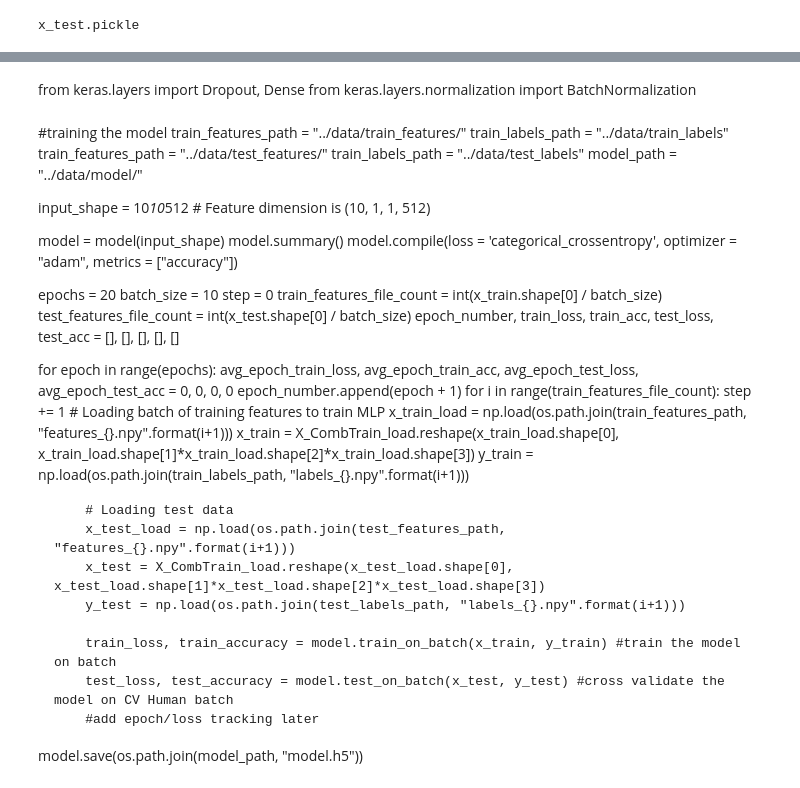
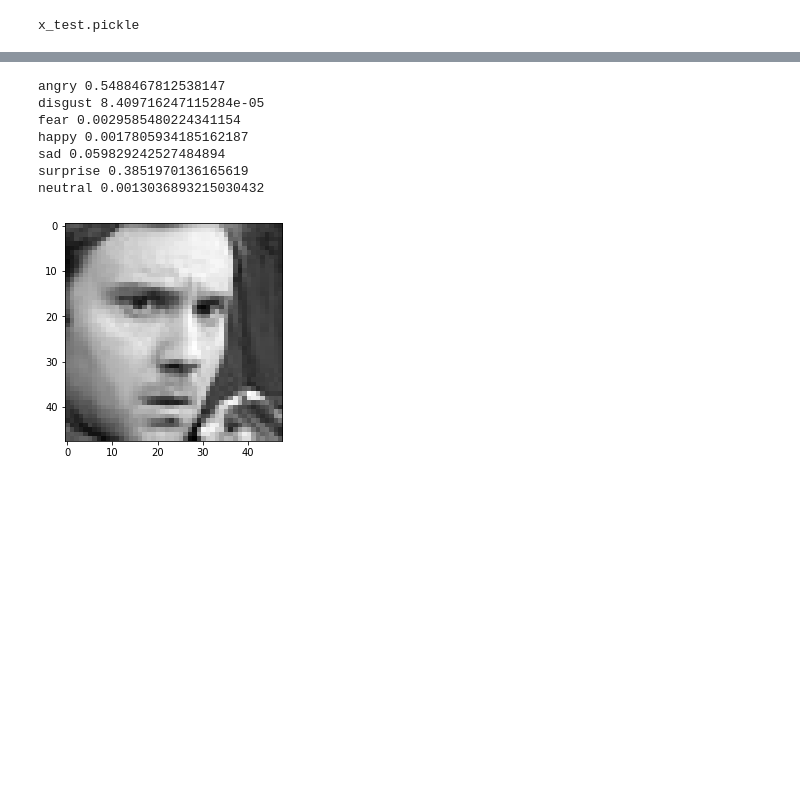
Before and after one commit to chitwankaudan/videoemotion, a Jupyter notebook: Keras model.ipynb, the cells around one changed output, grey strips where cells are left out. Drawn from its saved outputs; the diff is of its cells as text; code cells hidden in the pictures; blank space fills up the shorter version.

Commit message:
working keras model

```diff
--- a/Keras model.ipynb
+++ b/Keras model.ipynb
@@ -260,5 +256,12 @@ def extract_features(pickle_name):
 
     return np.array(features)
+# %%
+def extract_features_image(image):
+    model = vgg16.VGG16(weights='imagenet', include_top=False)
+    x = np.expand_dims(image, axis=0)
+    x = preprocess_input(x) # scale image pixels
+
+    return model.predict(x)
 # %%
 def pickle_out(pickle_name, data):
     pickle_out = open(f"{pickle_name}.pickle","wb")
@@ -303,10 +305,7 @@ num_labels = 7
 # %%
-
-
 # Sequential Convolution Network for emotion clasification
 
 model = Sequential()
-
 model.add(Dense(512, activation='relu', input_shape = x_train_features.shape[1:]))
 model.add(Dropout(0.1))
 
@@ -314,6 +313,7 @@ model.add(Dense(256, activation='relu'))
 model.add(Dense(128, activation='relu'))
 model.add(BatchNormalization())
 
+model.add(Flatten())
 model.add(Dense(64, activation='relu'))
 model.add(Dense(activation='softmax', units = num_labels))
 
@@ -450,44 +386,23 @@ def model(input_shape):
-# %% [markdown]
-from keras.layers import Dropout, Dense
-from keras.layers.normalization import BatchNormalization
-# %% [markdown]
-#training the model
-train_features_path = "../data/train_features/"
-train_labels_path = "../data/train_labels"
-train_features_path = "../data/test_features/"
-train_labels_path = "../data/test_labels"
-model_path = "../data/model/"
-
-input_shape = 10*10*512   # Feature dimension is (10, 1, 1, 512)
-
-model = model(input_shape)
-model.summary()
-model.compile(loss = 'categorical_crossentropy', optimizer = "adam", metrics = ["accuracy"])
-
-epochs = 20
-batch_size = 10
-step = 0
-train_features_file_count = int(x_train.shape[0] / batch_size)
-test_features_file_count = int(x_test.shape[0] / batch_size)
-epoch_number, train_loss, train_acc, test_loss, test_acc = [], [], [], [], []
-
-for epoch in range(epochs):
-    avg_epoch_train_loss, avg_epoch_train_acc, avg_epoch_test_loss, avg_epoch_test_acc = 0, 0, 0, 0
-    epoch_number.append(epoch + 1)
-    for i in range(train_features_file_count):
-        step += 1
-        # Loading batch of training features to train MLP
-        x_train_load = np.load(os.path.join(train_features_path, "features_{}.npy".format(i+1)))
-        x_train = X_CombTrain_load.reshape(x_train_load.shape[0], x_train_load.shape[1]*x_train_load.shape[2]*x_train_load.shape[3])
-        y_train = np.load(os.path.join(train_labels_path, "labels_{}.npy".format(i+1)))
-
-        # Loading test data
-        x_test_load = np.load(os.path.join(test_features_path, "features_{}.npy".format(i+1)))
-        x_test = X_CombTrain_load.reshape(x_test_load.shape[0], x_test_load.shape[1]*x_test_load.shape[2]*x_test_load.shape[3])
-        y_test = np.load(os.path.join(test_labels_path, "labels_{}.npy".format(i+1)))
-
-        train_loss, train_accuracy = model.train_on_batch(x_train, y_train) #train the model on batch
-        test_loss, test_accuracy = model.test_on_batch(x_test, y_test) #cross validate the model on CV Human batch
-        #add epoch/loss tracking later
-
-model.save(os.path.join(model_path, "model.h5"))
+# %%
+def predict_emotions(image_path):
+    im = cv2.imread(image_path)
+    features = extract_features_image(im)
+    features = np.expand_dims(features, axis=0)
+    prediction = model.predict(features)
+    return prediction.tolist()
+# %%
+test_image1 = "./angry_fer0.jpg"
+prediction = predict_emotions(test_image1)[0]
+photo = plt.imread(test_image1)
+plt.imshow(photo, cmap='gray')
+for i in range(len(emotions_lookup)):
+    print (emotions_lookup[i], prediction[i])
+# %% [output]
+angry 0.5488467812538147
+disgust 8.409716247115284e-05
+fear 0.0029585480224341154
+happy 0.0017805934185162187
+sad 0.059829242527484894
+surprise 0.3851970136165619
+neutral 0.0013036893215030432
+[figure, added]
```
Also changed, not shown: parts of 19 cells of this notebook.
